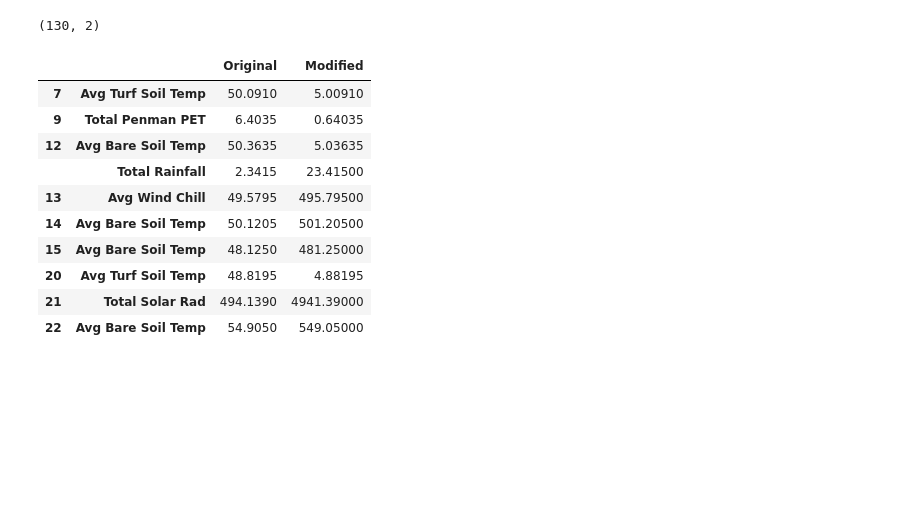
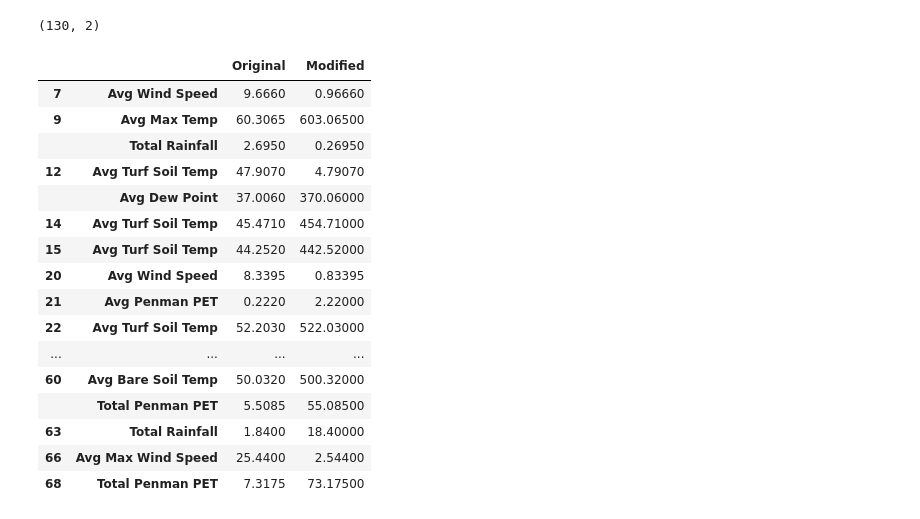
Before and after one commit to dajley/Analyzing-Outliers-Research-Project, a Jupyter notebook: Adding_Outliers_to_Main_Dataset.ipynb, the cells around one changed output. Drawn from its saved outputs; the diff is of its cells as text; code cells hidden in the pictures; blank space fills up the shorter version.

Commit message:
Fixed column error.

```diff
--- a/Adding_Outliers_to_Main_Dataset.ipynb
+++ b/Adding_Outliers_to_Main_Dataset.ipynb
@@ -52,7 +52,7 @@ def modify_random_values(df, seed=None):
 
     df_modified = df.copy()
 
-    for col in df.columns:
+    for col in df.columns[1:14]:
         indices = np.random.choice(df.index, size=10, replace=False)
         df_modified.loc[indices[:5], col] *= 10
         df_modified.loc[indices[5:], col] /= 10
@@ -111,16 +119,22 @@ diff_combined.shape
 # %% [output]
 (130, 2)
 # %%
-diff_combined.head(10)
+diff_combined.head(25)
 # %% [output]
 |  |  | Original | Modified |
-| 7 | Avg Turf Soil Temp | 50.0910 | 5.00910 |
-| 9 | Total Penman PET | 6.4035 | 0.64035 |
-| 12 | Avg Bare Soil Temp | 50.3635 | 5.03635 |
-|  | Total Rainfall | 2.3415 | 23.41500 |
-| 13 | Avg Wind Chill | 49.5795 | 495.79500 |
-| 14 | Avg Bare Soil Temp | 50.1205 | 501.20500 |
-| 15 | Avg Bare Soil Temp | 48.1250 | 481.25000 |
-| 20 | Avg Turf Soil Temp | 48.8195 | 4.88195 |
-| 21 | Total Solar Rad | 494.1390 | 4941.39000 |
-| 22 | Avg Bare Soil Temp | 54.9050 | 549.05000 |
+| 7 | Avg Wind Speed | 9.6660 | 0.96660 |
+| 9 | Avg Max Temp | 60.3065 | 603.06500 |
+|  | Total Rainfall | 2.6950 | 0.26950 |
+| 12 | Avg Turf Soil Temp | 47.9070 | 4.79070 |
+|  | Avg Dew Point | 37.0060 | 370.06000 |
+| 14 | Avg Turf Soil Temp | 45.4710 | 454.71000 |
+| 15 | Avg Turf Soil Temp | 44.2520 | 442.52000 |
+| 20 | Avg Wind Speed | 8.3395 | 0.83395 |
+| 21 | Avg Penman PET | 0.2220 | 2.22000 |
+| 22 | Avg Turf Soil Temp | 52.2030 | 522.03000 |
+| ... | ... | ... | ... |
+| 60 | Avg Bare Soil Temp | 50.0320 | 500.32000 |
+|  | Total Penman PET | 5.5085 | 55.08500 |
+| 63 | Total Rainfall | 1.8400 | 18.40000 |
+| 66 | Avg Max Wind Speed | 25.4400 | 2.54400 |
+| 68 | Total Penman PET | 7.3175 | 73.17500 |
```
Also changed, not shown: parts of 5 cells of this notebook.
